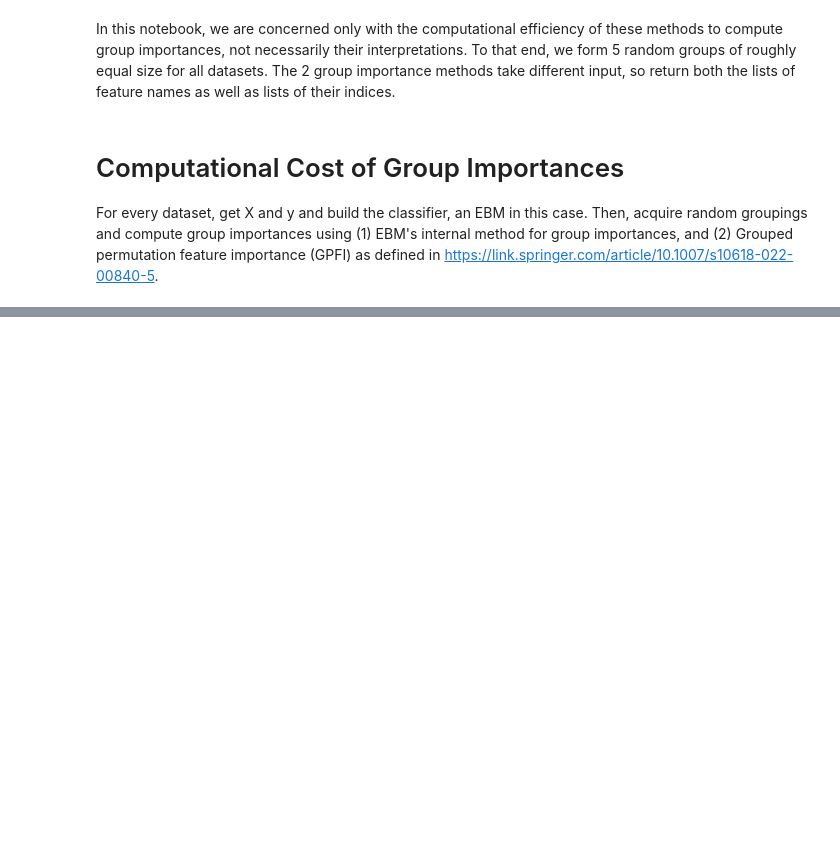
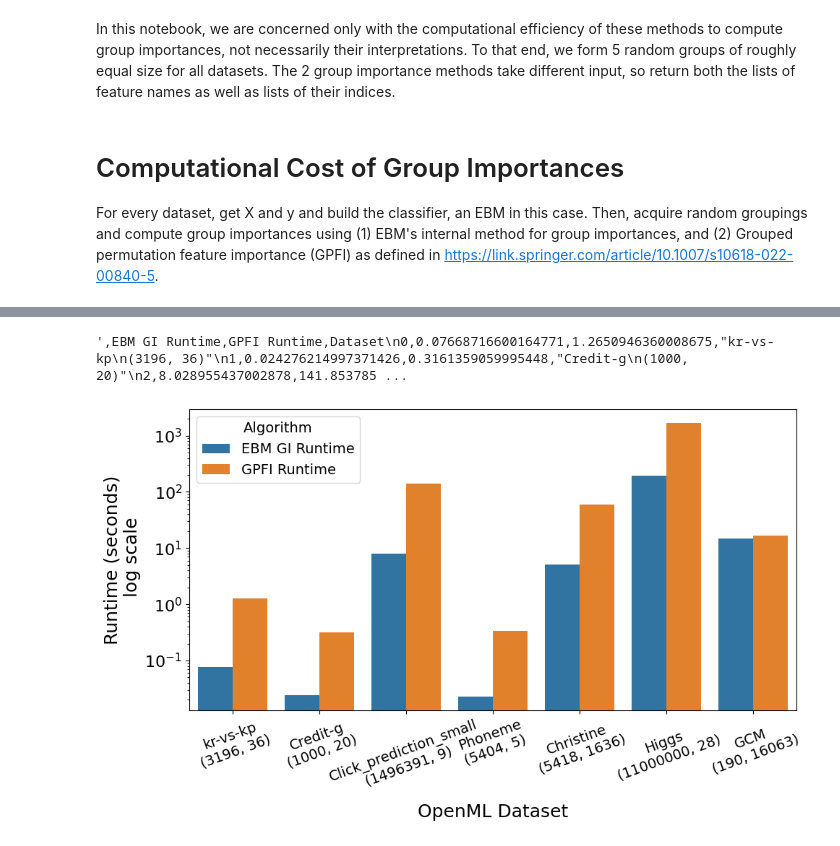
Before and after one commit to tomasmika/GroupImportance-EBMs, a Jupyter notebook: Computational_cost_group_importance.ipynb, the cells around one changed output, grey strips where cells are left out. Drawn from its saved outputs; the diff is of its cells as text; code cells hidden in the pictures; blank space fills up the shorter version.

Commit message:
Includes results now
Visualization of runtimes of EBM vs PGIF

```diff
--- a/Computational_cost_group_importance.ipynb
+++ b/Computational_cost_group_importance.ipynb
@@ -32,14 +45,17 @@ from grouped_permutation_importance import grouped_permutation_importance
 # Datasets
 We pick datasets that have a varying number of samples and features. This enables comparing group importance methods across an array of settings.
 # %%
-#                                               Samples x Features
-dataset_ids = [3,     # kr-vs-kp:               3196 x 37
-               31,    # Credit-g:               1000 x 21
-               1216,  # Click_prediction_small: 1.5M x 10
-               1489,  # Phoneme:                5404 x 6
-               45085, # Breast:                 97 x 24482
-               45570, # Higgs:                  11M x 29
-               ]
+#                                   Samples x Features (incl. target)
+dataset_ids = {
+    "kr-vs-kp": 3,                  # 3196 x 37
+    "Credit-g": 31,                 # 1000 x 21
+    "Click_prediction_small": 1216, # 1.5M x 10
+    "Phoneme": 1489,                # 5404 x 6
+    "Christine": 41142,             # 5418 x 1637
+    "Higgs": 45570,                 # 11M x 29
+    # "Breast": 45085,                # 97 x 24482
+    "GCM": 1106,                    # 190 x 16064
+    }
 # %% [markdown]
 In this notebook, we are concerned only with the computational efficiency of these methods to compute group importances, not necessarily their interpretations. To that end, we form 5 random groups of roughly equal size for all datasets. The 2 group importance methods take different input, so return both the lists of feature names as well as lists of their indices.
 # %%
@@ -97,4 +147,7 @@ for id in tqdm(dataset_ids):
 # %%
-runtime_df = pd.DataFrame({'EBM Runtime': EBM_runtime, "GPFI Runtime": GPFI_runtime, "Dataset ID": dataset_ids})
+runtime_df = pd.DataFrame({'EBM GI Runtime': EBM_runtime,
+                           "GPFI Runtime": GPFI_runtime,
+                           "Dataset": [f"{name}\n({shape[0]}, {shape[1]})" for name, shape in zip(list(dataset_ids.keys()), shapes)]
+                           })
 # %%
 runtime_df
@@ -100,0 +163,26 @@ runtime_df
+# %%
+runtime_df.to_csv()
+# %% [output]
+',EBM GI Runtime,GPFI Runtime,Dataset\n0,0.07668716600164771,1.2650946360008675,"kr-vs-kp\n(3196, 36)"\n1,0.024276214997371426,0.3161359059995448,"Credit-g\n(1000, 20)"\n2,8.028955437002878,141.853785 ...
+# %%
+import pandas as pd
+import seaborn as sns
+import matplotlib.pyplot as plt
+
+# Reshape the DataFrame to long format for plotting
+melted_df = runtime_df.melt(id_vars=['Dataset'], var_name='Algorithm', value_name='Runtime')
+
+# Plotting
+plt.figure(figsize=(10, 6))
+bar_plot = sns.barplot(x='Dataset', y='Runtime', hue='Algorithm', data=melted_df)
+# plt.title('Comparison of Algorithm Runtimes for Each Dataset', fontsize=20)
+plt.ylabel('Runtime (seconds)\n log scale', fontsize=18)
+plt.xlabel('OpenML Dataset', fontsize=18)
+plt.legend(title='Algorithm', title_fontsize='14', fontsize='14')
+plt.tick_params(axis='x', rotation=20, labelsize=14)  # Set tick size for both x and y axes
+plt.tick_params(axis='y', labelsize=16)  # Set tick size for both x and y axes
+plt.yscale('log')  # Set y-axis to logarithmic scale
+plt.tight_layout()  # Adjust subplots to give some padding and prevent overlap
+plt.show()
+# %% [output]
+[figure, added]
```
Also changed, not shown: parts of 4 cells of this notebook.
